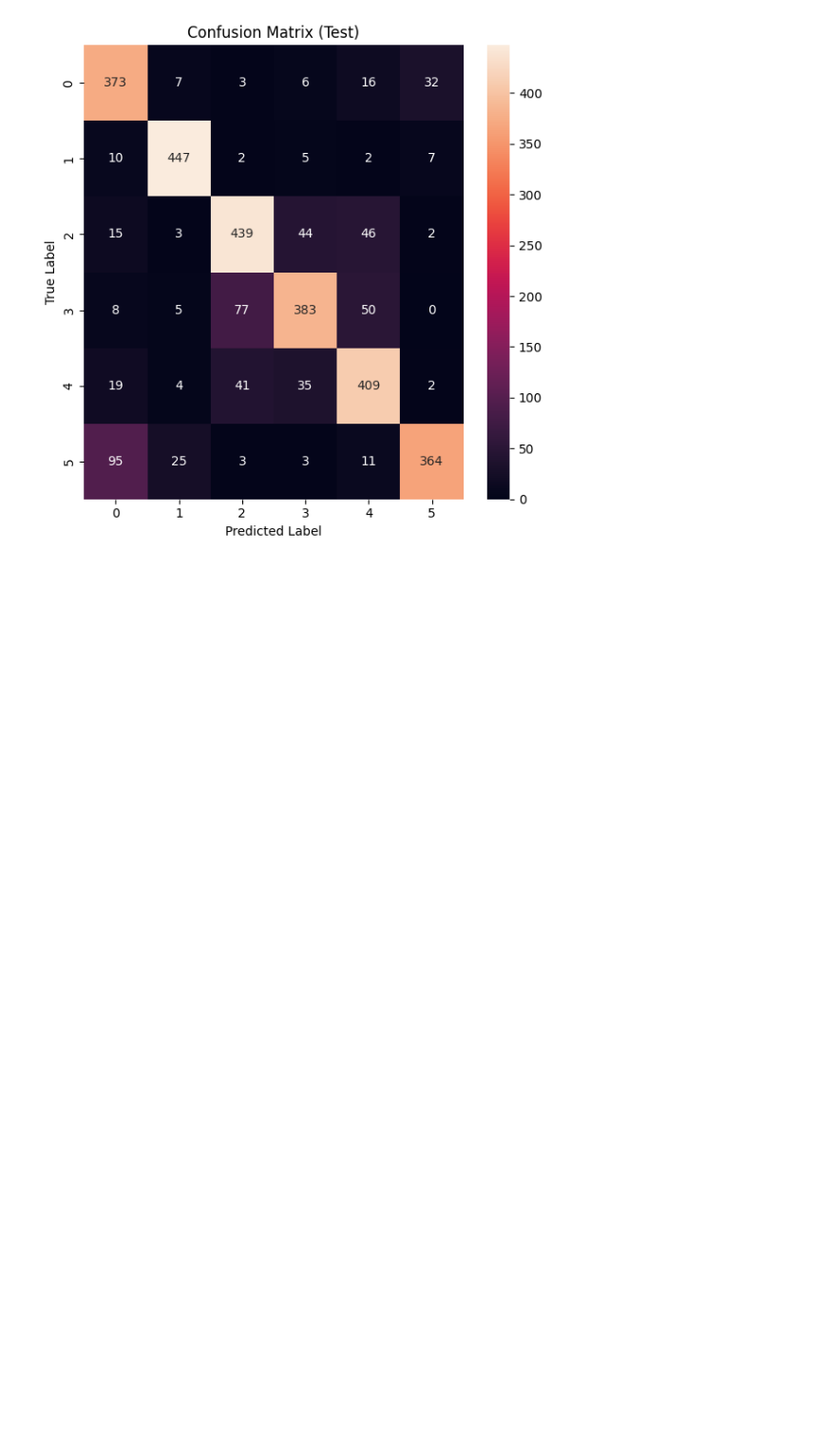
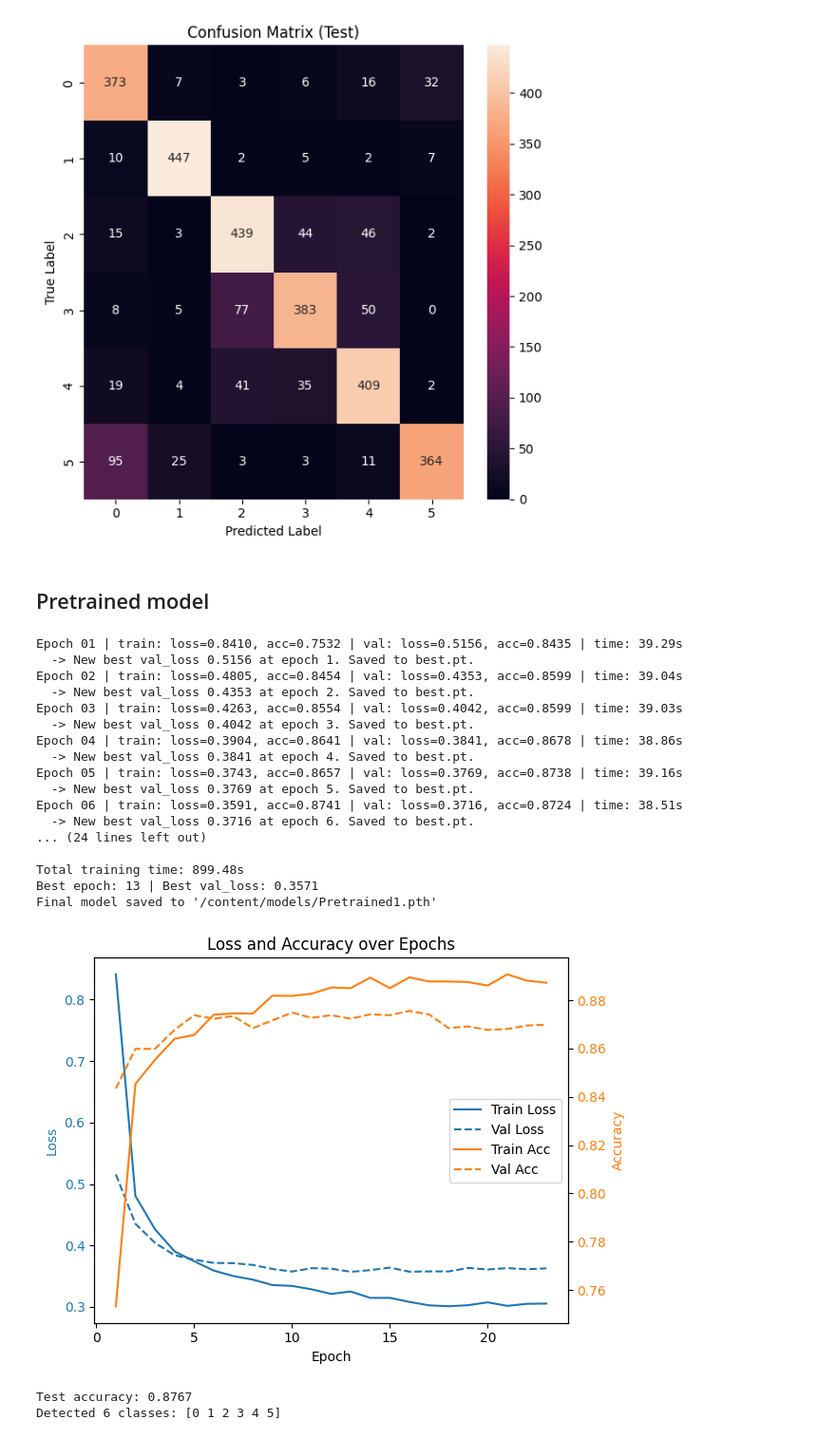
Before and after one commit to Tiromachelan/cnn-image-classification, a Jupyter notebook: HW3.ipynb, the cells around one changed output. Shown at 95% size. Cells and saved outputs as stored; diff of their text form; code cells hidden in the pictures; blank space fills up the shorter version.

```diff
--- a/HW3.ipynb
+++ b/HW3.ipynb
@@ -921,3 +921,51 @@ Final model saved to '/content/models/CNN10.pth'
 Test accuracy: 0.8069
 Detected 6 classes: [0 1 2 3 4 5]
 [figure]
+# %% [markdown]
+## Pretrained model
+# %%
+name = "Pretrained1"
+model = models.efficientnet_b0(weights=models.EfficientNet_B0_Weights.DEFAULT)
+
+num_features = model.classifier[1].in_features
+model.classifier[1] = nn.Linear(num_features, 6)
+
+optimizer = optim.Adam(model.parameters(), lr=0.001)
+epochs = 100
+criterion = nn.CrossEntropyLoss()
+history = {
+    "train_loss": [], "train_acc": [],
+    "val_loss":   [], "val_acc":   []
+}
+
+# Freeze all layers
+for parameter in model.parameters():
+    parameter.requires_grad = False
+# Unfreeze head
+for parameter in model.classifier[1].parameters():
+    parameter.requires_grad = True
+
+model = model.to(device)
+train(name, model, optimizer, epochs, criterion, history)
+display_results("models/Pretrained1.pth", model)
+# %% [output]
+Epoch 01 | train: loss=0.8410, acc=0.7532 | val: loss=0.5156, acc=0.8435 | time: 39.29s
+  -> New best val_loss 0.5156 at epoch 1. Saved to best.pt.
+Epoch 02 | train: loss=0.4805, acc=0.8454 | val: loss=0.4353, acc=0.8599 | time: 39.04s
+  -> New best val_loss 0.4353 at epoch 2. Saved to best.pt.
+Epoch 03 | train: loss=0.4263, acc=0.8554 | val: loss=0.4042, acc=0.8599 | time: 39.03s
+  -> New best val_loss 0.4042 at epoch 3. Saved to best.pt.
+Epoch 04 | train: loss=0.3904, acc=0.8641 | val: loss=0.3841, acc=0.8678 | time: 38.86s
+  -> New best val_loss 0.3841 at epoch 4. Saved to best.pt.
+Epoch 05 | train: loss=0.3743, acc=0.8657 | val: loss=0.3769, acc=0.8738 | time: 39.16s
+  -> New best val_loss 0.3769 at epoch 5. Saved to best.pt.
+Epoch 06 | train: loss=0.3591, acc=0.8741 | val: loss=0.3716, acc=0.8724 | time: 38.51s
+  -> New best val_loss 0.3716 at epoch 6. Saved to best.pt.
+... (24 lines left out)
+
+Total training time: 899.48s
+Best epoch: 13 | Best val_loss: 0.3571
+Final model saved to '/content/models/Pretrained1.pth'
+[figure, added]
+Test accuracy: 0.8767
+Detected 6 classes: [0 1 2 3 4 5]
```
Also changed, not shown: parts of 2 cells of this notebook.
